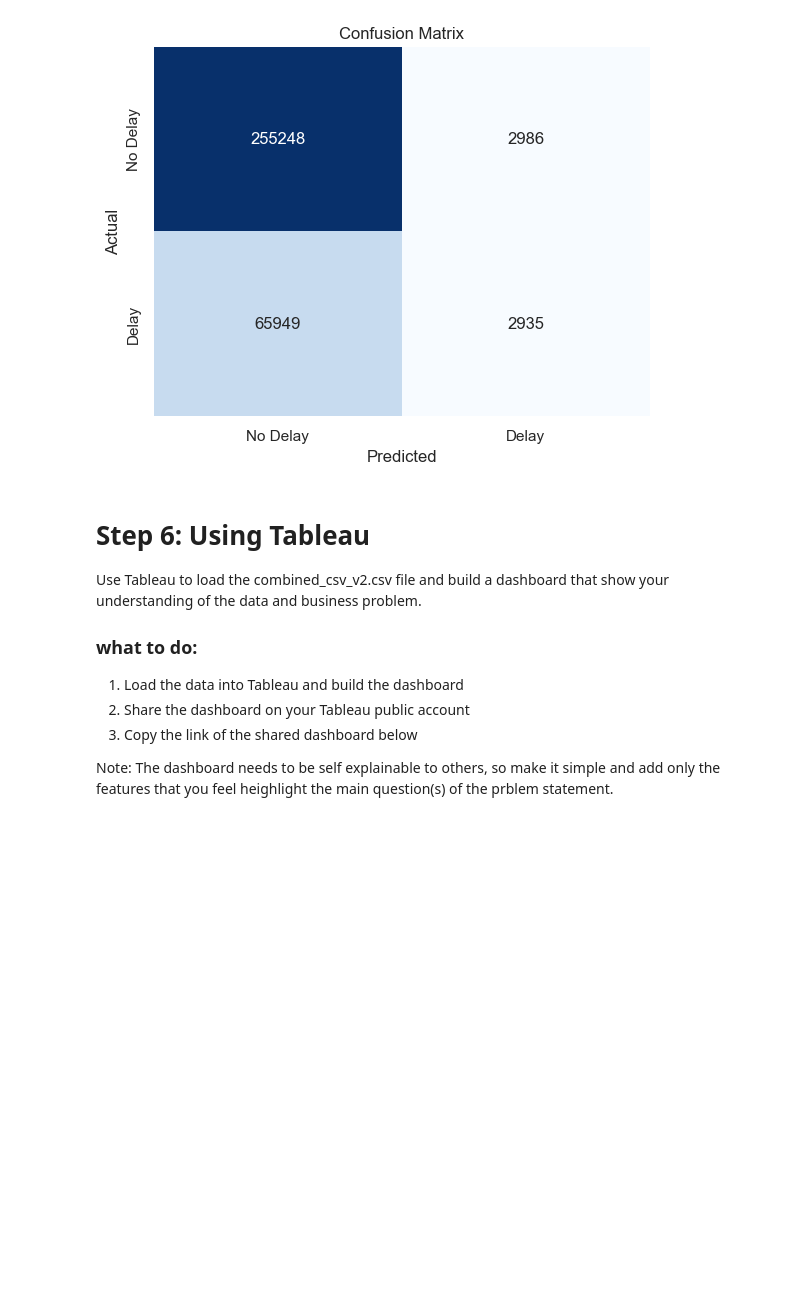
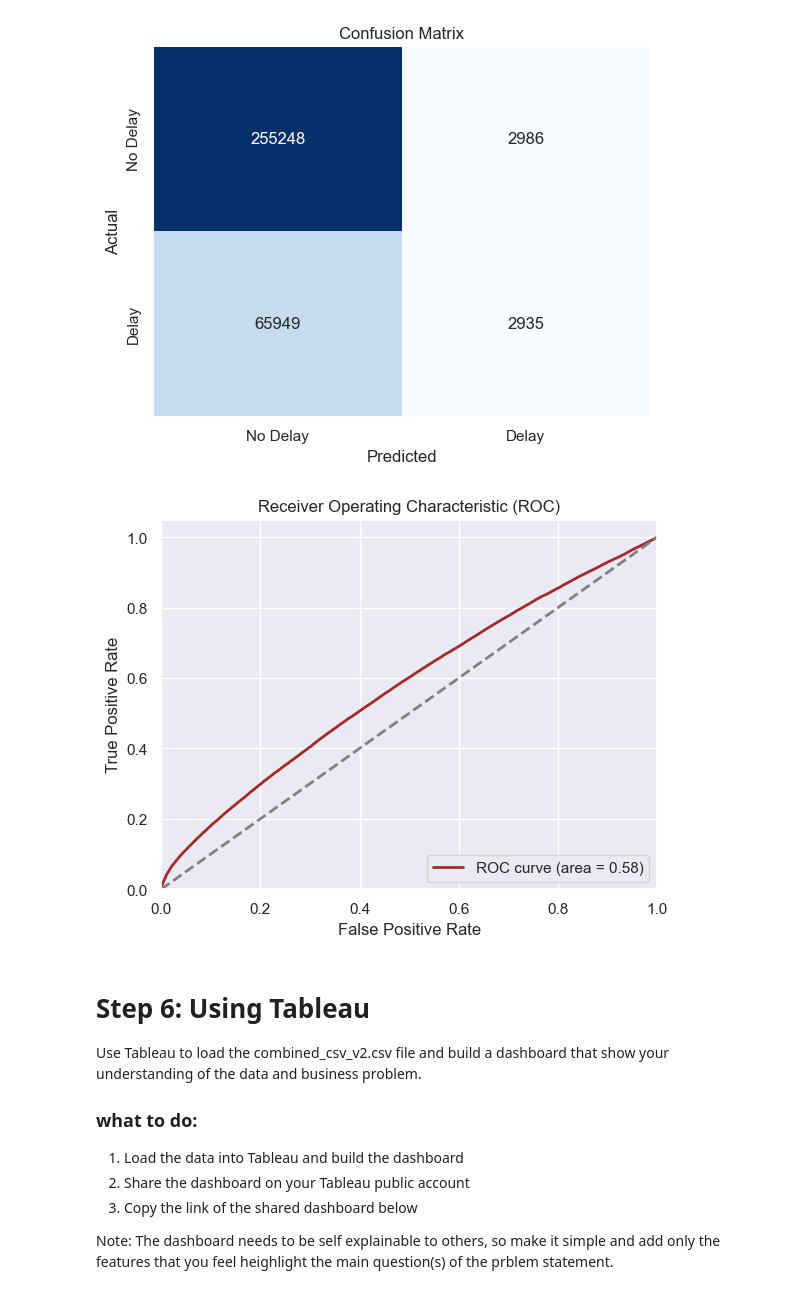
Before and after one commit to hassan-saleem/project2, a Jupyter notebook: onpremises.ipynb, the cells around one changed output. Saved outputs shown, nothing was run; the diff lists cells and outputs as text; code cells hidden in the pictures; blank space fills up the shorter version.

```diff
--- a/onpremises.ipynb
+++ b/onpremises.ipynb
@@ -1425,6 +1419,11 @@ Yes, adding the extra weather data did lead to significant improvements in the m
 plot_confusion_matrix(y_test, y_pred)
 # %% [output]
 [figure]
+# %%
+# Call the plot_roc function for the second model
+plot_roc(y_test, classifier2, X_test)
+# %% [output]
+[figure, added]
 # %% [markdown]
 # Step 6: Using Tableau
 
```
Also changed, not shown: parts of 6 cells of this notebook.
